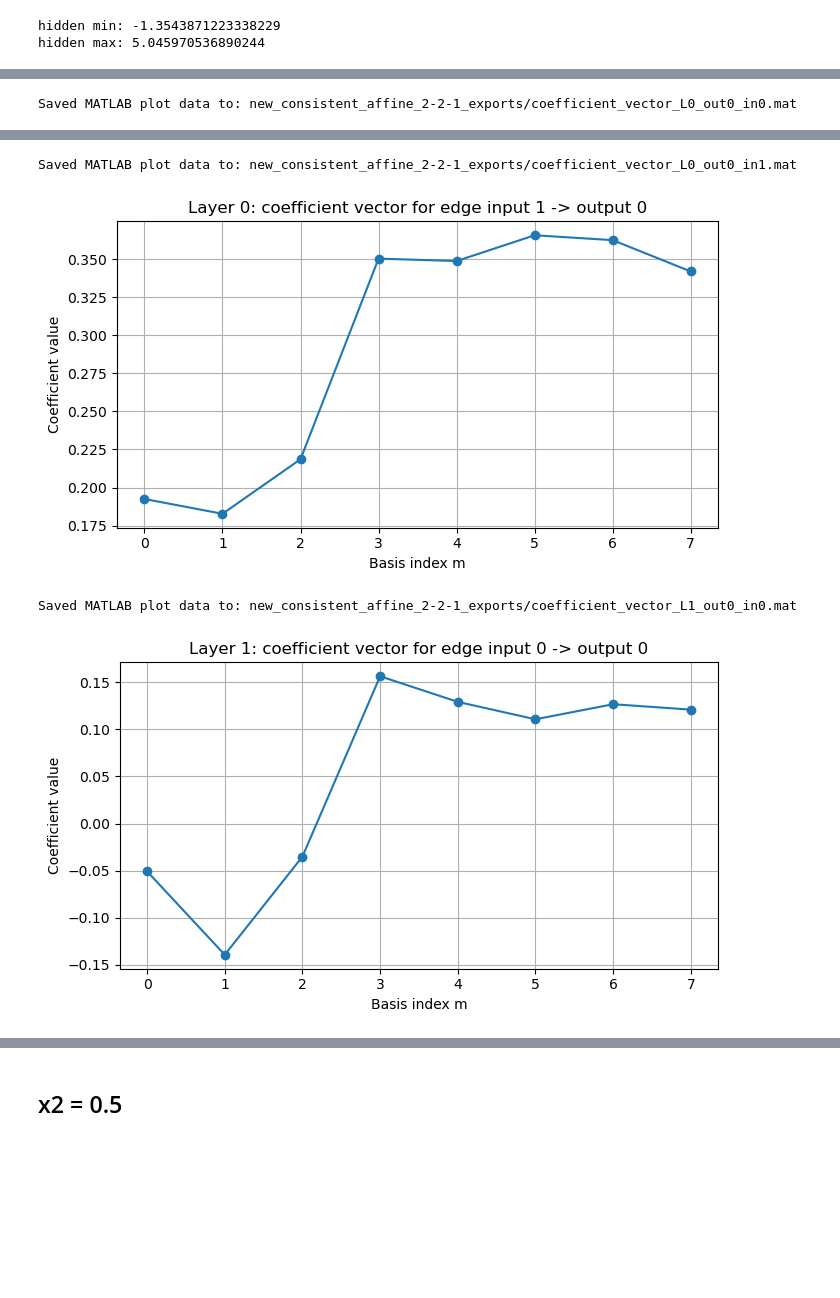
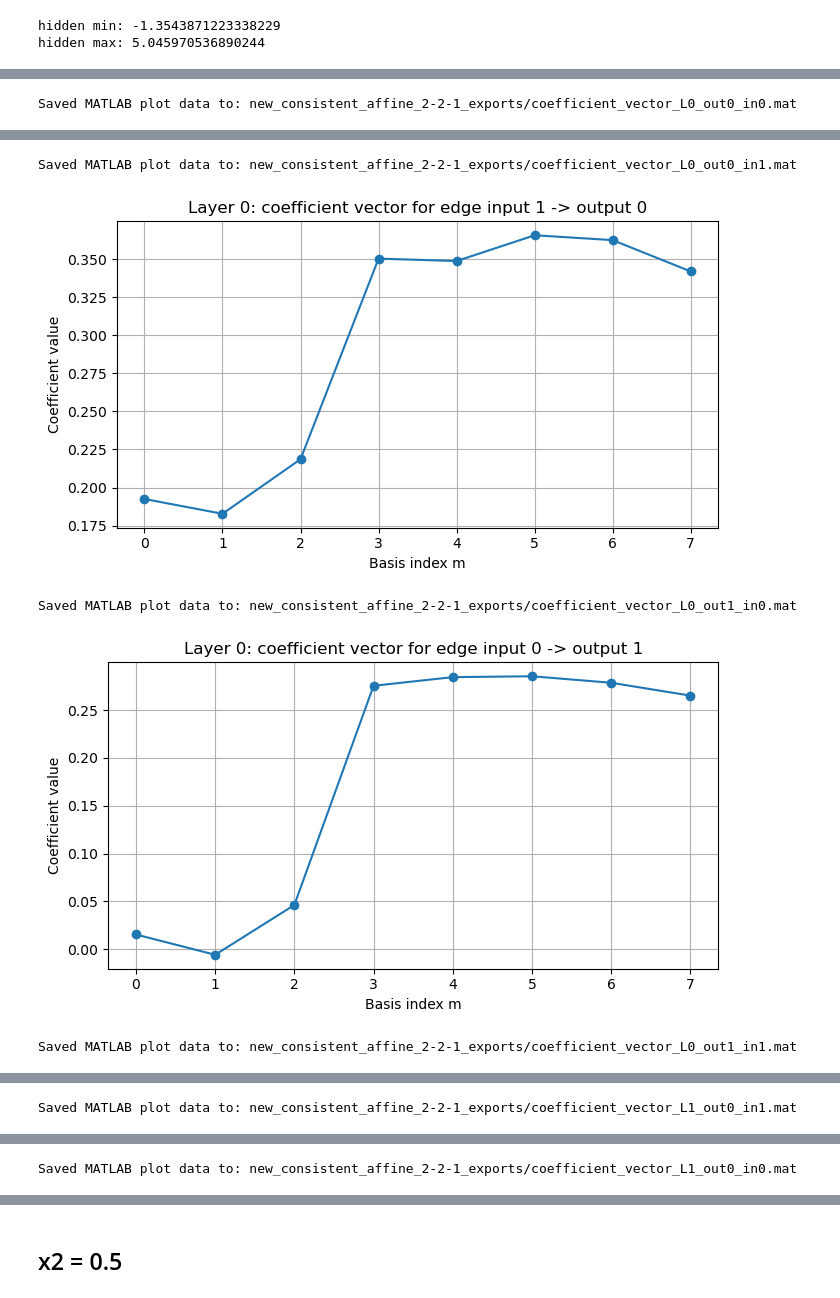
Before and after one commit to sofijaorlovic/photonic-KAN, a Jupyter notebook: affine_kan_2-2-1_consistent.ipynb, the cells around one changed output, grey strips where cells are left out. Saved outputs shown, nothing was run; the diff lists cells and outputs as text; code cells hidden in the pictures; blank space fills up the shorter version.

```diff
--- a/affine_kan_2-2-1_consistent.ipynb
+++ b/affine_kan_2-2-1_consistent.ipynb
@@ -278,11 +281,16 @@ Saved MATLAB plot data to: new_consistent_affine_2-2-1_exports/edge_function_L1_
 # %%
 model.plot_coefficient_vector(layer_idx=0, out_idx=0, in_idx=0, mat_export_path="coefficient_vector_L0_out0_in0.mat", mat_export_dir=mat_folder)
 model.plot_coefficient_vector(layer_idx=0, out_idx=0, in_idx=1, mat_export_path="coefficient_vector_L0_out0_in1.mat", mat_export_dir=mat_folder)
+model.plot_coefficient_vector(layer_idx=0, out_idx=1, in_idx=0, mat_export_path="coefficient_vector_L0_out1_in0.mat", mat_export_dir=mat_folder)
+model.plot_coefficient_vector(layer_idx=0, out_idx=1, in_idx=1, mat_export_path="coefficient_vector_L0_out1_in1.mat", mat_export_dir=mat_folder)
+
+model.plot_coefficient_vector(layer_idx=1, out_idx=0, in_idx=1, mat_export_path="coefficient_vector_L1_out0_in1.mat", mat_export_dir=mat_folder)
 model.plot_coefficient_vector(layer_idx=1, out_idx=0, in_idx=0, mat_export_path="coefficient_vector_L1_out0_in0.mat", mat_export_dir=mat_folder)
 # %% [output]
 Saved MATLAB plot data to: new_consistent_affine_2-2-1_exports/coefficient_vector_L0_out0_in0.mat
 [figure]
 Saved MATLAB plot data to: new_consistent_affine_2-2-1_exports/coefficient_vector_L0_out0_in1.mat
 [figure]
-Saved MATLAB plot data to: new_consistent_affine_2-2-1_exports/coefficient_vector_L1_out0_in0.mat
+Saved MATLAB plot data to: new_consistent_affine_2-2-1_exports/coefficient_vector_L0_out1_in0.mat
-[figure, old version]
+[figure, new version]
+Saved MATLAB plot data to: new_consistent_affine_2-2-1_exports/coefficient_vector_L0_out1_in1.mat
@@ -288,0 +298 @@ Saved MATLAB plot data to: new_consistent_affine_2-2-1_exports/coefficient_vecto
+Saved MATLAB plot data to: new_consistent_affine_2-2-1_exports/coefficient_vector_L1_out0_in1.mat
@@ -288,0 +300 @@ Saved MATLAB plot data to: new_consistent_affine_2-2-1_exports/coefficient_vecto
+Saved MATLAB plot data to: new_consistent_affine_2-2-1_exports/coefficient_vector_L1_out0_in0.mat
```
Also changed, not shown: parts of 2 cells of this notebook, 22 other files.
